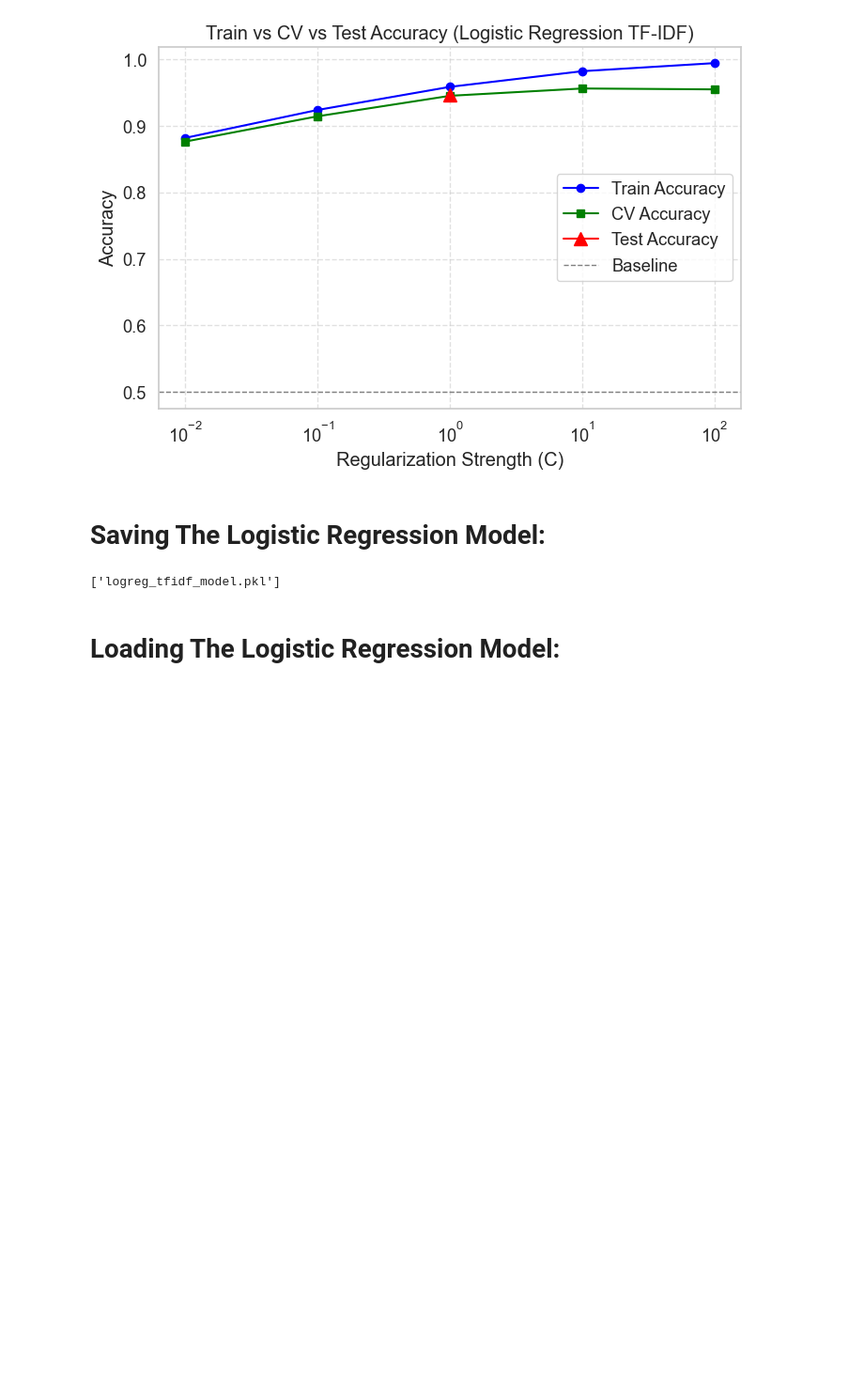
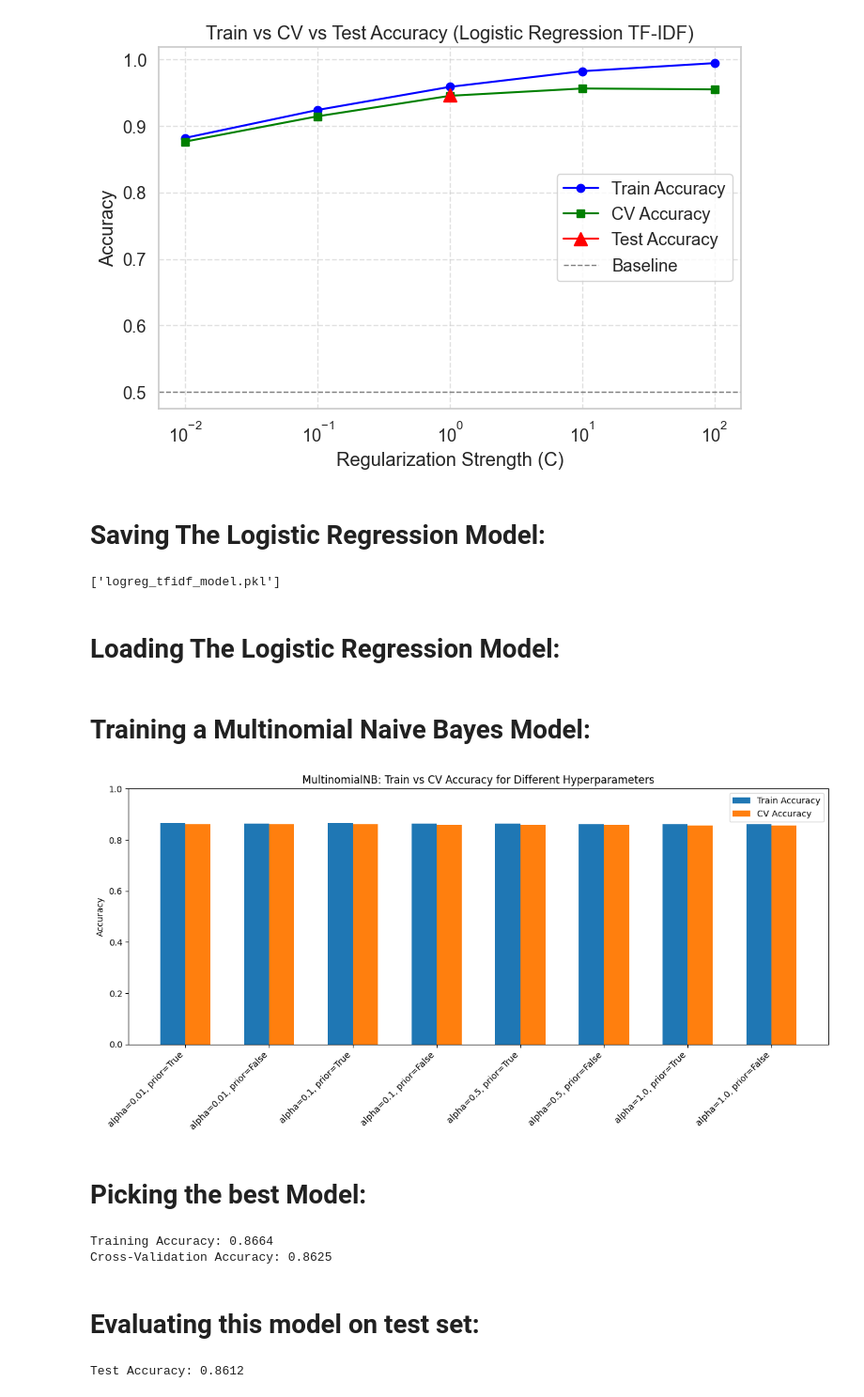
Before and after one commit to MalikHashirShakeel/Fake-News-Detection, a Jupyter notebook: Model.ipynb, the cells around one changed output. Shown at 94% size. Saved outputs shown, nothing was run; the diff lists cells and outputs as text; code cells hidden in the pictures; blank space fills up the shorter version.

Commit message:
Trained the multinomial Naive Bayes Algorithm

```diff
--- a/Model.ipynb
+++ b/Model.ipynb
@@ -536,0 +537,2 @@ loaded_model = joblib.load("logreg_tfidf_model.pkl")
+# %% [markdown]
+# Training a Multinomial Naive Bayes Model:
@@ -536,0 +548,44 @@ loaded_model = joblib.load("logreg_tfidf_model.pkl")
+# %%
+for alpha in alpha_values:
+    for fit_prior in fit_prior_options:
+        # Initialize model
+        nb = MultinomialNB(alpha=alpha, fit_prior=fit_prior)
+
+        # Training accuracy
+        nb.fit(X_train_tfidf, y_train)
+        train_acc = nb.score(X_train_tfidf, y_train)
+
+        # 5-fold cross-validation accuracy
+        cv_acc = cross_val_score(nb, X_train_tfidf, y_train, cv=5, scoring='accuracy').mean()
+
+        # Store results
+        results.append({
+            'alpha': alpha,
+            'fit_prior': fit_prior,
+            'train_acc': train_acc,
+            'cv_acc': cv_acc
+        })
+# %%
+# Separate values for plotting
+alphas = [r['alpha'] for r in results]
+fit_priors = [r['fit_prior'] for r in results]
+train_accs = [r['train_acc'] for r in results]
+cv_accs = [r['cv_acc'] for r in results]
+labels = [f"alpha={r['alpha']}, prior={r['fit_prior']}" for r in results]
+# %%
+x = np.arange(len(labels))
+
+plt.figure(figsize=(12,6))
+plt.bar(x - 0.15, train_accs, width=0.3, label='Train Accuracy')
+plt.bar(x + 0.15, cv_accs, width=0.3, label='CV Accuracy')
+plt.xticks(x, labels, rotation=45, ha='right')
+plt.ylabel('Accuracy')
+plt.title('MultinomialNB: Train vs CV Accuracy for Different Hyperparameters')
+plt.ylim(0, 1)
+plt.legend()
+plt.tight_layout()
+plt.show()
+# %% [output]
+[figure, added]
+# %% [markdown]
+# Picking the best Model:
@@ -536,0 +598,25 @@ loaded_model = joblib.load("logreg_tfidf_model.pkl")
+# %%
+best_nb.fit(X_train_tfidf, y_train)
+
+# Training accuracy
+train_acc = best_nb.score(X_train_tfidf, y_train)
+
+# 5-fold cross-validation accuracy
+cv_acc = cross_val_score(best_nb, X_train_tfidf, y_train, cv=5, scoring='accuracy').mean()
+
+print(f"Training Accuracy: {train_acc:.4f}")
+print(f"Cross-Validation Accuracy: {cv_acc:.4f}")
+# %% [output]
+Training Accuracy: 0.8664
+Cross-Validation Accuracy: 0.8625
+# %% [markdown]
+# Evaluating this model on test set:
+# %%
+# predictions
+y_test_pred = best_nb.predict(X_test_tfidf)
+
+# Test accuracy
+test_acc = accuracy_score(y_test, y_test_pred)
+print(f"Test Accuracy: {test_acc:.4f}")
+# %% [output]
+Test Accuracy: 0.8612
```
Also changed, not shown: parts of 12 cells of this notebook.
